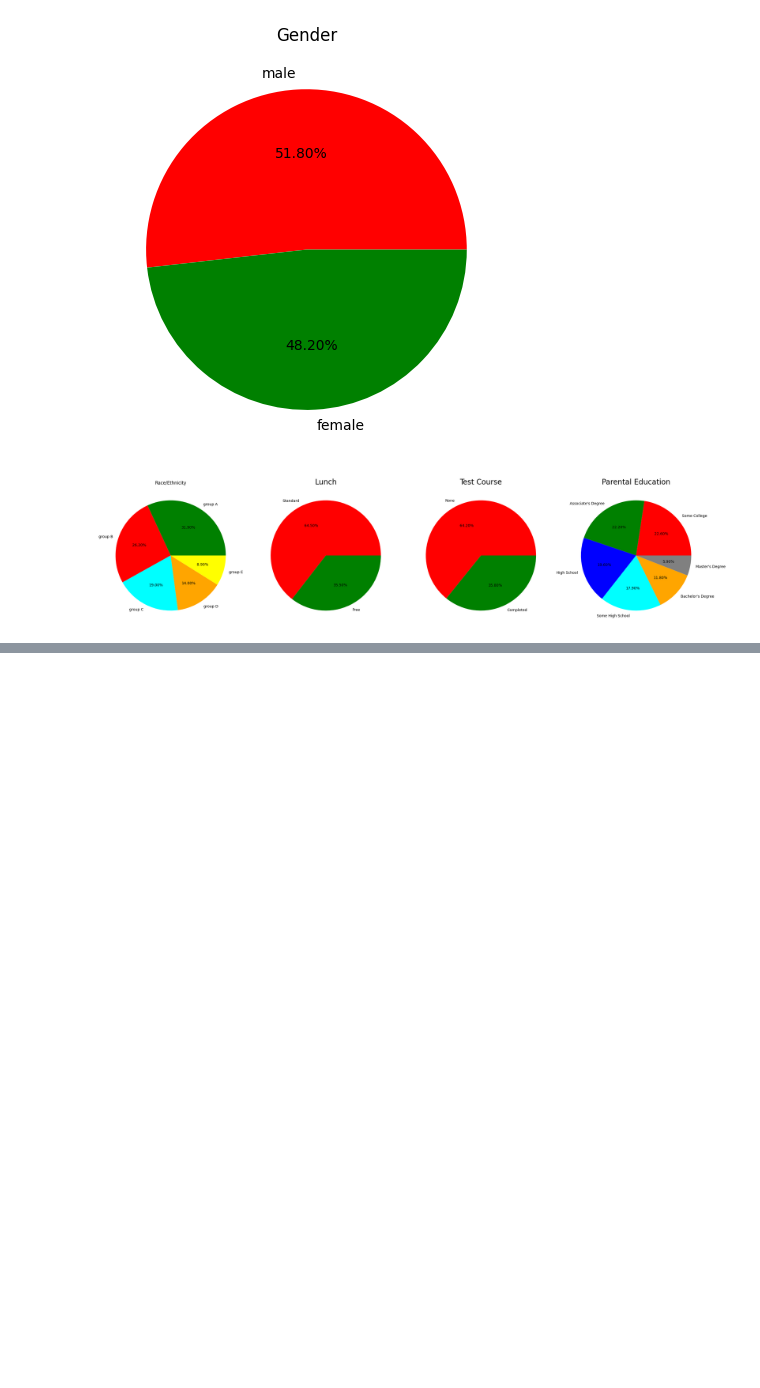
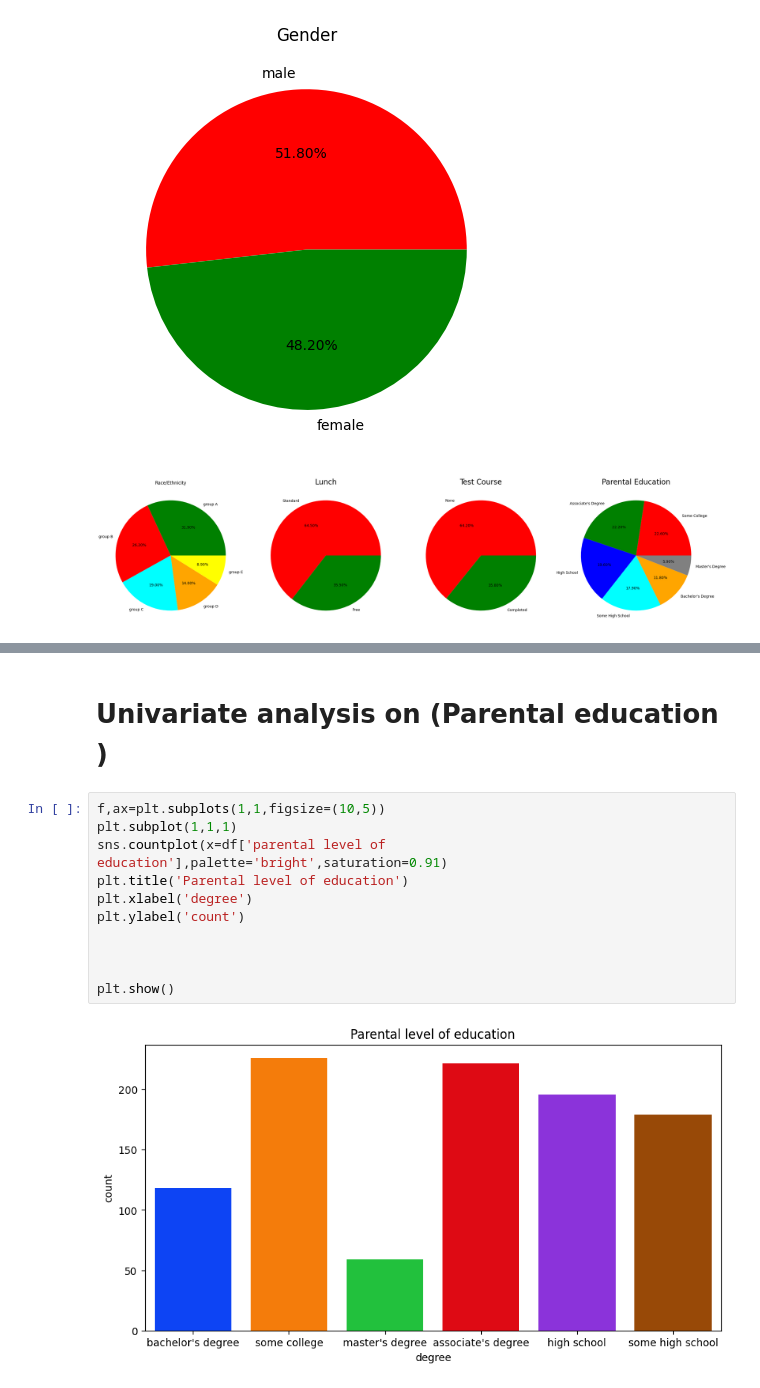
Before and after one commit to DeepakBlesson/MLpro, a Jupyter notebook: src/notebook/data/EDAStudPerform.ipynb, the cells around one changed output, grey strips where cells are left out. Cells and saved outputs as stored; diff of their text form; blank space fills up the shorter version.

```diff
--- a/src/notebook/data/EDAStudPerform.ipynb
+++ b/src/notebook/data/EDAStudPerform.ipynb
@@ -306,0 +342,15 @@ plt.show()
+# %% [markdown]
+# Univariate analysis on (Parental education )
+# %%
+f,ax=plt.subplots(1,1,figsize=(10,5))
+plt.subplot(1,1,1)
+sns.countplot(x=df['parental level of education'],palette='bright',saturation=0.91)
+plt.title('Parental level of education')
+plt.xlabel('degree')
+plt.ylabel('count')
+
+
+
+plt.show()
+# %% [output]
+[figure, added]
```
Also changed, not shown: parts of 15 cells of this notebook, 2 other files.
